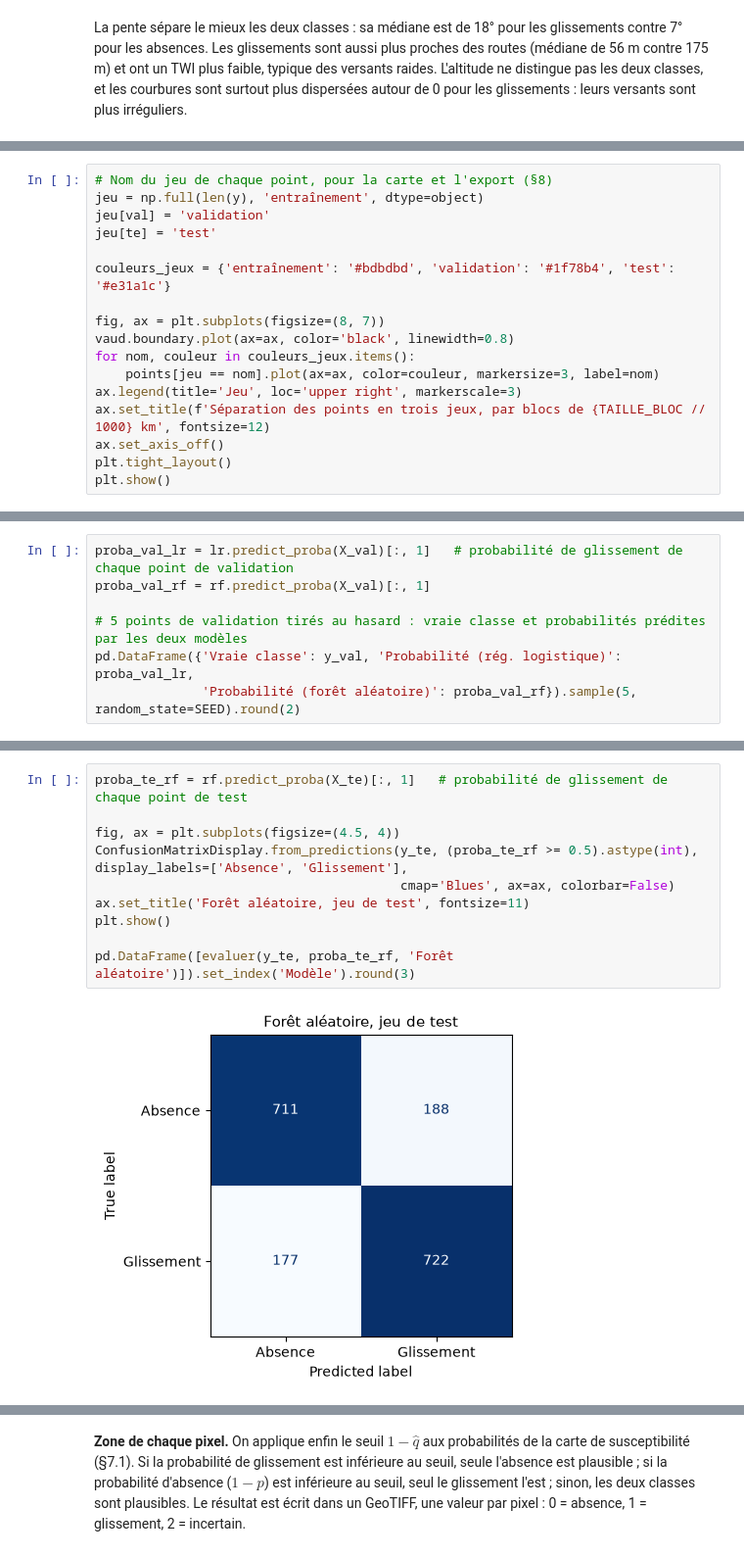
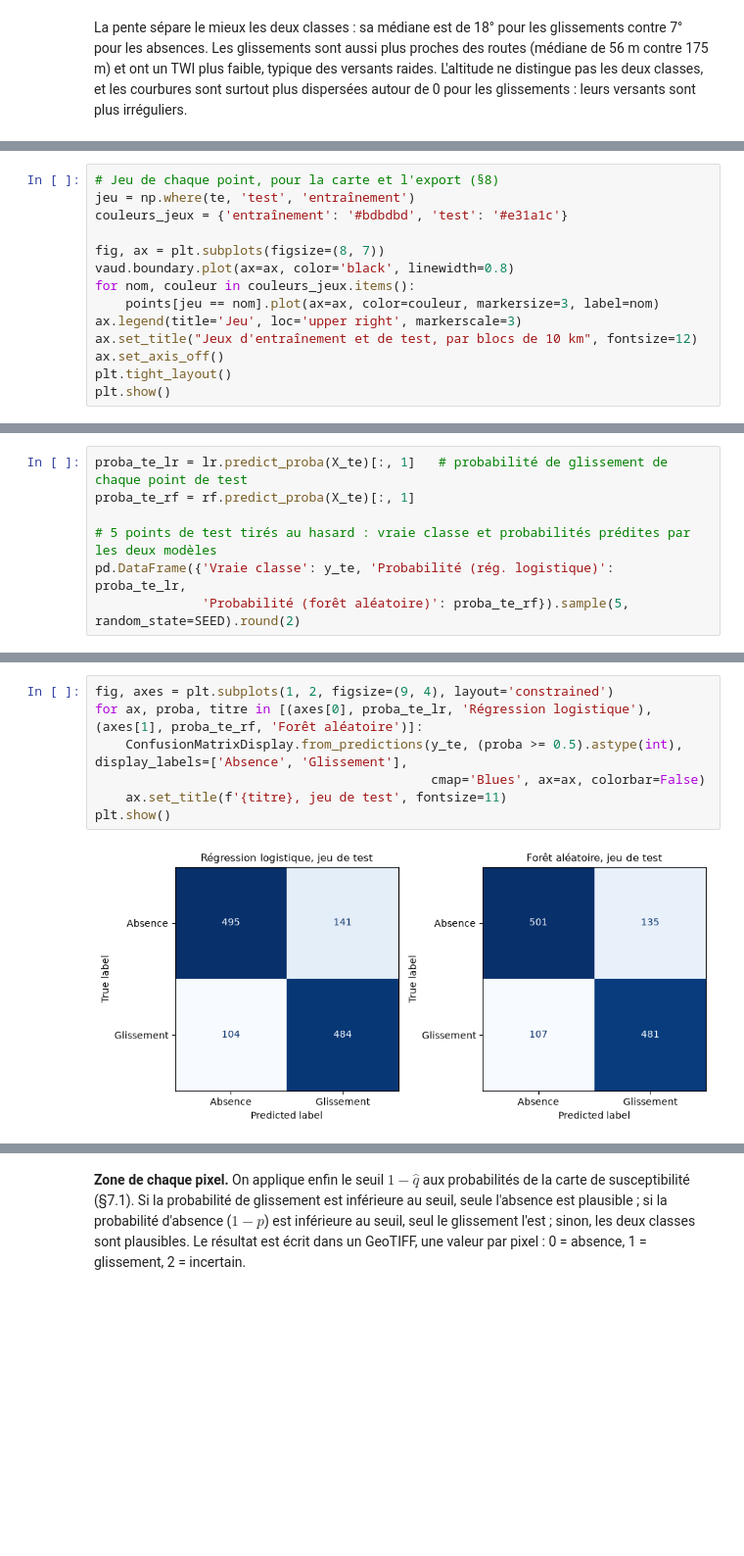
Before and after one commit to TidianeLuyet/2026_Geoinformatique_II, a Jupyter notebook: tps/python/project_example_landslides.ipynb, the cells around one changed output, grey strips where cells are left out. Shown at 98% size. Saved outputs shown, nothing was run; the diff lists cells and outputs as text; blank space fills up the shorter version.

Commit message:
retrait de la validation croisée

```diff
--- a/tps/python/project_example_landslides.ipynb
+++ b/tps/python/project_example_landslides.ipynb
@@ -437,17 +418,14 @@ pd.DataFrame({
 # %%
-# Nom du jeu de chaque point, pour la carte et l'export (§8)
-jeu = np.full(len(y), 'entraînement', dtype=object)
-jeu[val] = 'validation'
-jeu[te] = 'test'
-
-couleurs_jeux = {'entraînement': '#bdbdbd', 'validation': '#1f78b4', 'test': '#e31a1c'}
+# Jeu de chaque point, pour la carte et l'export (§8)
+jeu = np.where(te, 'test', 'entraînement')
+couleurs_jeux = {'entraînement': '#bdbdbd', 'test': '#e31a1c'}
 
 fig, ax = plt.subplots(figsize=(8, 7))
 vaud.boundary.plot(ax=ax, color='black', linewidth=0.8)
 for nom, couleur in couleurs_jeux.items():
     points[jeu == nom].plot(ax=ax, color=couleur, markersize=3, label=nom)
 ax.legend(title='Jeu', loc='upper right', markerscale=3)
-ax.set_title(f'Séparation des points en trois jeux, par blocs de {TAILLE_BLOC // 1000} km', fontsize=12)
+ax.set_title("Jeux d'entraînement et de test, par blocs de 10 km", fontsize=12)
 ax.set_axis_off()
 plt.tight_layout()
 plt.show()
@@ -478,9 +456,9 @@ Comme au TP4, on compare les modèles sur le jeu de validation, qu'aucun des deu
 # %%
-proba_val_lr = lr.predict_proba(X_val)[:, 1]   # probabilité de glissement de chaque point de validation
-proba_val_rf = rf.predict_proba(X_val)[:, 1]
+proba_te_lr = lr.predict_proba(X_te)[:, 1]   # probabilité de glissement de chaque point de test
+proba_te_rf = rf.predict_proba(X_te)[:, 1]
 
-# 5 points de validation tirés au hasard : vraie classe et probabilités prédites par les deux modèles
-pd.DataFrame({'Vraie classe': y_val, 'Probabilité (rég. logistique)': proba_val_lr,
-              'Probabilité (forêt aléatoire)': proba_val_rf}).sample(5, random_state=SEED).round(2)
+# 5 points de test tirés au hasard : vraie classe et probabilités prédites par les deux modèles
+pd.DataFrame({'Vraie classe': y_te, 'Probabilité (rég. logistique)': proba_te_lr,
+              'Probabilité (forêt aléatoire)': proba_te_rf}).sample(5, random_state=SEED).round(2)
 # %% [output]
 |  | Vraie classe | Probabilité (rég. logistique) | Probabilité (forêt aléatoire) |
@@ -523,12 +497,9 @@ Comme au TP4 (§7.4.1), on évalue le modèle retenu **une seule fois** sur le j
 # %%
-proba_te_rf = rf.predict_proba(X_te)[:, 1]   # probabilité de glissement de chaque point de test
-
-fig, ax = plt.subplots(figsize=(4.5, 4))
-ConfusionMatrixDisplay.from_predictions(y_te, (proba_te_rf >= 0.5).astype(int), display_labels=['Absence', 'Glissement'],
-                                        cmap='Blues', ax=ax, colorbar=False)
-ax.set_title('Forêt aléatoire, jeu de test', fontsize=11)
+fig, axes = plt.subplots(1, 2, figsize=(9, 4), layout='constrained')
+for ax, proba, titre in [(axes[0], proba_te_lr, 'Régression logistique'), (axes[1], proba_te_rf, 'Forêt aléatoire')]:
+    ConfusionMatrixDisplay.from_predictions(y_te, (proba >= 0.5).astype(int), display_labels=['Absence', 'Glissement'],
+                                            cmap='Blues', ax=ax, colorbar=False)
+    ax.set_title(f'{titre}, jeu de test', fontsize=11)
 plt.show()
-
-pd.DataFrame([evaluer(y_te, proba_te_rf, 'Forêt aléatoire')]).set_index('Modèle').round(3)
 # %% [output]
-[figure, old version]
+[figure, new version]
```
Also changed, not shown: parts of 41 cells of this notebook.
